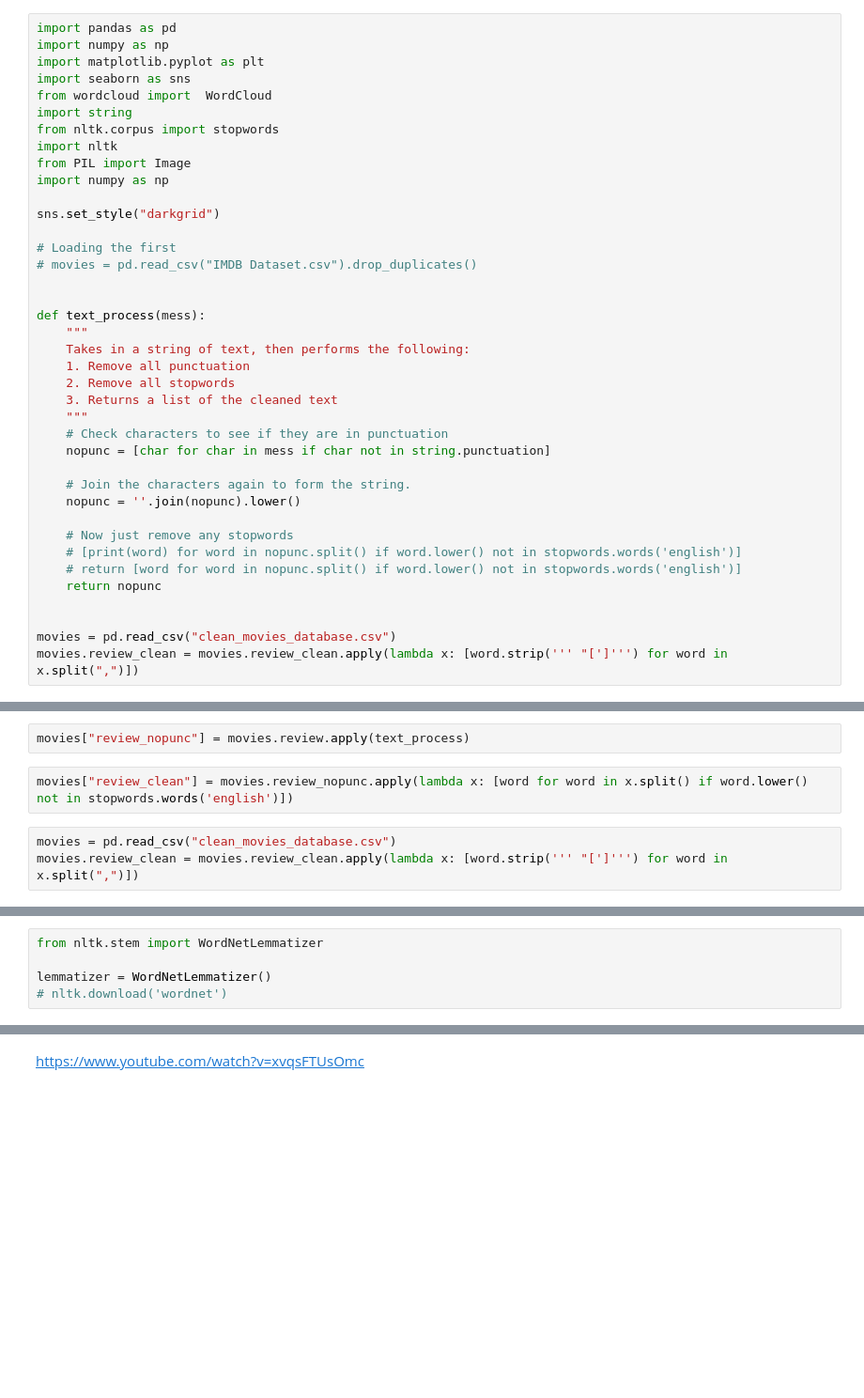
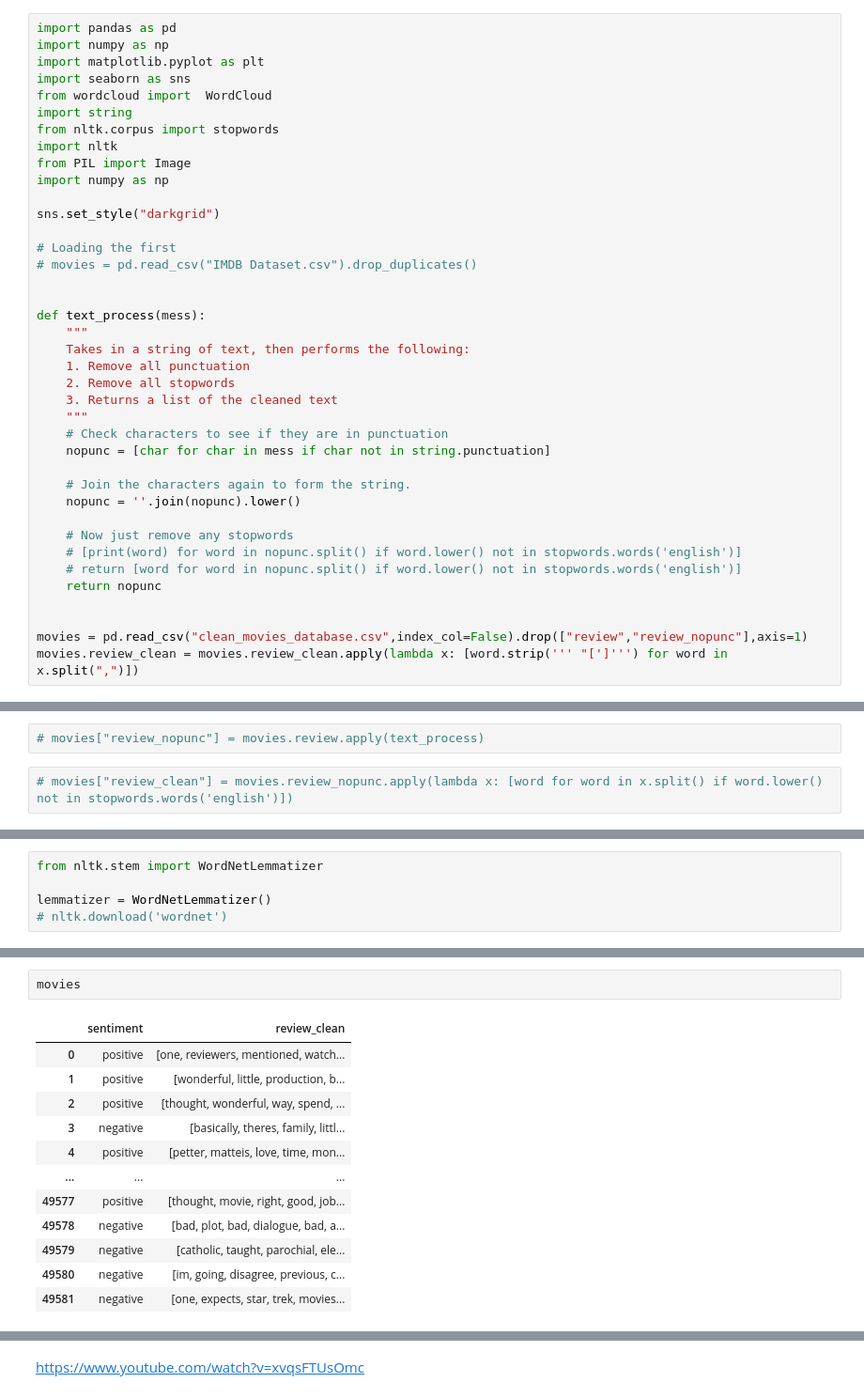
Before and after one commit to javierjevf/imdbNLP, a Jupyter notebook: languaje_analysis.ipynb, the cells around one changed output, grey strips where cells are left out. Shown at 94% size. Saved outputs shown, nothing was run; the diff lists cells and outputs as text; blank space fills up the shorter version.

Commit message:
WordCloud finished..May need to add more numerical data to these plots.

```diff
--- a/languaje_analysis.ipynb
+++ b/languaje_analysis.ipynb
@@ -39,7 +39,7 @@ def text_process(mess):
     return nopunc
 
 
-movies = pd.read_csv("clean_movies_database.csv")
+movies = pd.read_csv("clean_movies_database.csv",index_col=False).drop(["review","review_nopunc"],axis=1)
 movies.review_clean = movies.review_clean.apply(lambda x: [word.strip(''' "[']''') for word in x.split(",")])
 # %% [markdown]
 ## EDA
@@ -97,7 +75,4 @@ movies[movies.length >= ((13704)/3)]
 # %%
-movies["review_nopunc"] = movies.review.apply(text_process)
+# movies["review_nopunc"] = movies.review.apply(text_process)
 # %%
-movies["review_clean"] = movies.review_nopunc.apply(lambda x: [word for word in x.split() if word.lower() not in stopwords.words('english')])
+# movies["review_clean"] = movies.review_nopunc.apply(lambda x: [word for word in x.split() if word.lower() not in stopwords.words('english')])
-# %%
-movies = pd.read_csv("clean_movies_database.csv")
-movies.review_clean = movies.review_clean.apply(lambda x: [word.strip(''' "[']''') for word in x.split(",")])
@@ -175,0 +168,15 @@ planet
+# %%
+movies
+# %% [output]
+|  | sentiment | review_clean |
+| 0 | positive | [one, reviewers, mentioned, watch... |
+| 1 | positive | [wonderful, little, production, b... |
+| 2 | positive | [thought, wonderful, way, spend, ... |
+| 3 | negative | [basically, theres, family, littl... |
+| 4 | positive | [petter, matteis, love, time, mon... |
+| ... | ... | ... |
+| 49577 | positive | [thought, movie, right, good, job... |
+| 49578 | negative | [bad, plot, bad, dialogue, bad, a... |
+| 49579 | negative | [catholic, taught, parochial, ele... |
+| 49580 | negative | [im, going, disagree, previous, c... |
+| 49581 | negative | [one, expects, star, trek, movies... |
```
Also changed, not shown: parts of 15 cells of this notebook, 4 other files.
